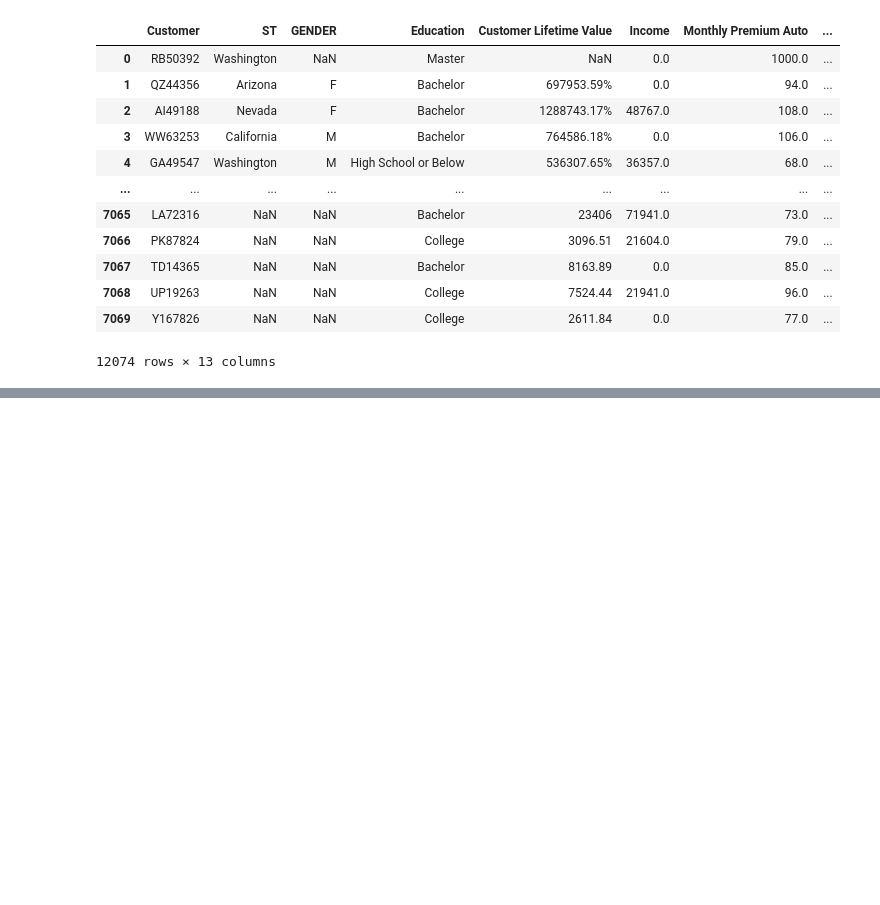
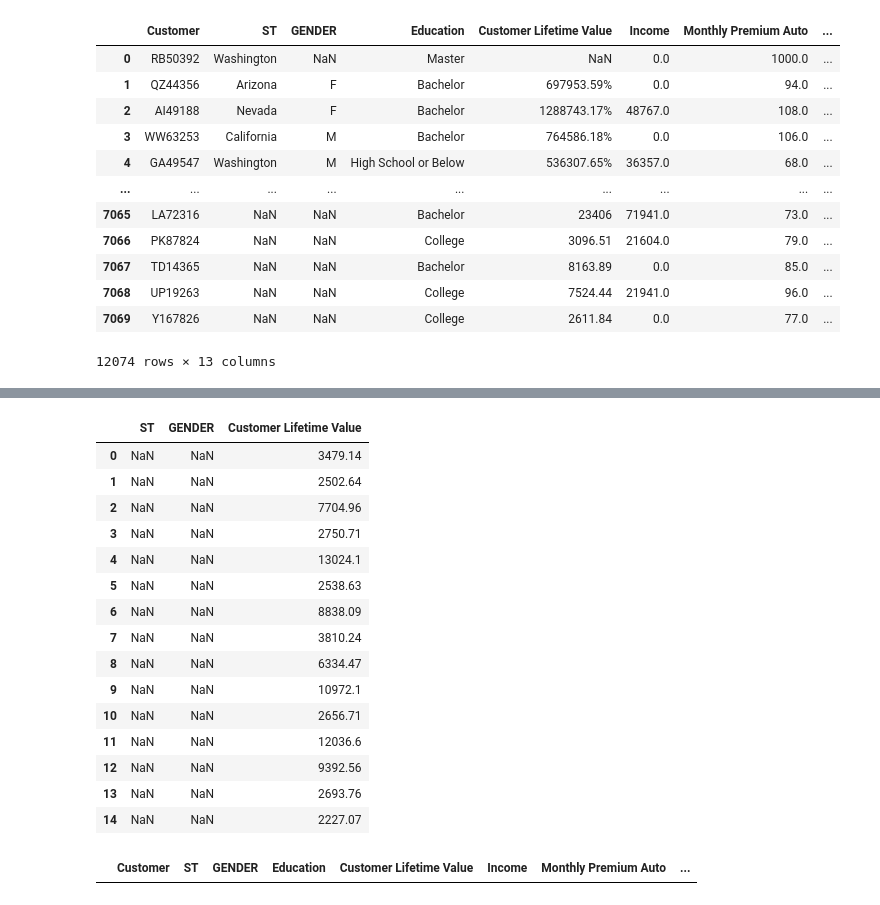
Before and after one commit to Ironhack-Datacamp/lab-customer-analysis-round-1, a Jupyter notebook: lab-customer-analysis-round-1.ipynb, the cells around one changed output, grey strips where cells are left out. Cells and saved outputs as stored; diff of their text form; code cells hidden in the pictures; blank space fills up the shorter version.

```diff
--- a/lab-customer-analysis-round-1.ipynb
+++ b/lab-customer-analysis-round-1.ipynb
@@ -97,0 +193,6 @@ AttributeError: 'function' object has no attribute 'head'
+# %%
+#reset the index
+data = data.reset_index(drop=True)
+# %%
+#identify Male profiles in data (filtering datas in pandas)
+filtered = data[(data['Gender']== 'M')]
@@ -97,0 +208,3 @@ AttributeError: 'function' object has no attribute 'head'
+# %%
+#reset the index again once filtered the data (excluded variables)
+filtered = filtered.reset_index(drop=True)
@@ -97,0 +233,23 @@ AttributeError: 'function' object has no attribute 'head'
+# %%
+filtered.iloc[0:15,[1,2,4]]
+# %% [output]
+|  | ST | GENDER | Customer Lifetime Value |
+| 0 | NaN | NaN | 3479.14 |
+| 1 | NaN | NaN | 2502.64 |
+| 2 | NaN | NaN | 7704.96 |
+| 3 | NaN | NaN | 2750.71 |
+| 4 | NaN | NaN | 13024.1 |
+| 5 | NaN | NaN | 2538.63 |
+| 6 | NaN | NaN | 8838.09 |
+| 7 | NaN | NaN | 3810.24 |
+| 8 | NaN | NaN | 6334.47 |
+| 9 | NaN | NaN | 10972.1 |
+| 10 | NaN | NaN | 2656.71 |
+| 11 | NaN | NaN | 12036.6 |
+| 12 | NaN | NaN | 9392.56 |
+| 13 | NaN | NaN | 2693.76 |
+| 14 | NaN | NaN | 2227.07 |
+# %%
+data.iloc[0:5][5:8]
+# %% [output]
+|  | Customer | ST | GENDER | Education | Customer Lifetime Value | Income | Monthly Premium Auto | ... |
```
Also changed, not shown: parts of 28 cells of this notebook.
